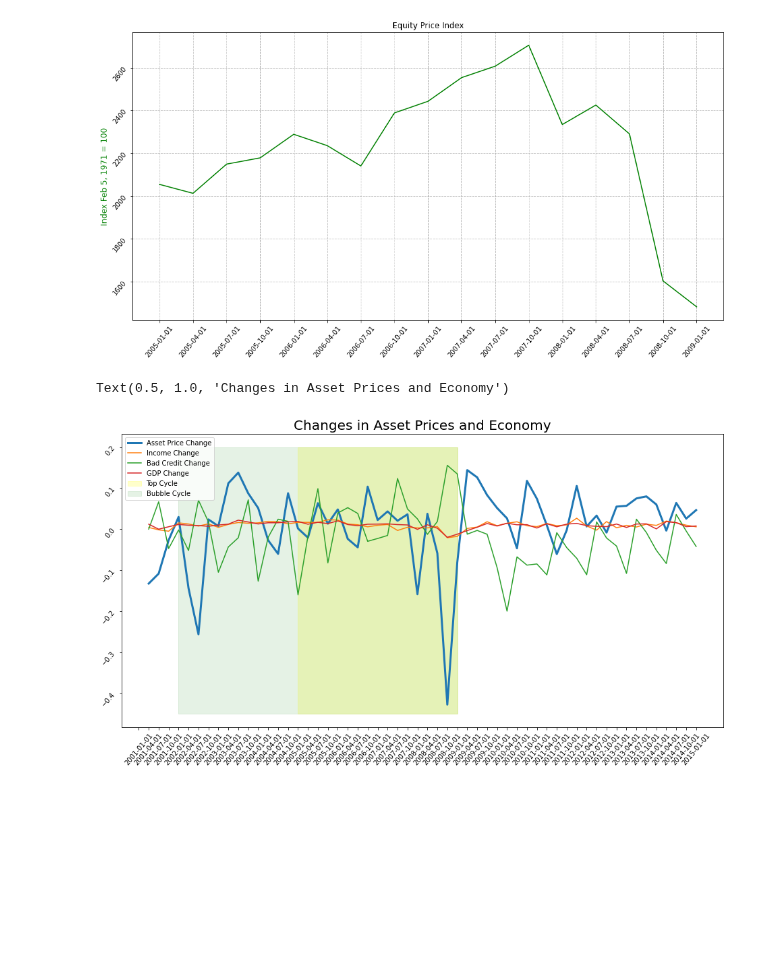
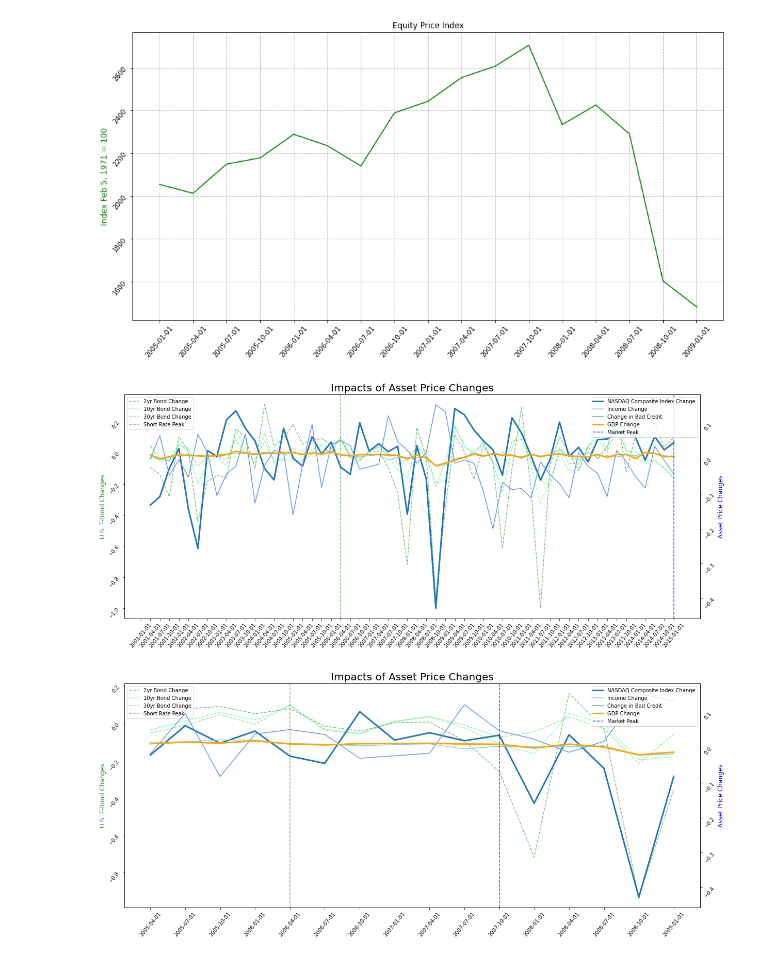
Before and after one commit to bridaniels/Principles_NavigatingBigDebtCrises, a Jupyter notebook: Part1/deflationDebtCycle/03_top.ipynb, the cells around one changed output. Drawn from its saved outputs; the diff is of its cells as text; code cells hidden in the pictures; blank space fills up the shorter version.

Commit message:
equity prices vs. monetary policy impacts

```diff
--- a/Part1/deflationDebtCycle/03_top.ipynb
+++ b/Part1/deflationDebtCycle/03_top.ipynb
@@ -91,18 +71,9 @@ df['GDP_Change'] = (df['GDP'] - df['GDP'].shift(1,axis=0)) / df['GDP']
-# %%
-plt.figure(figsize=(16,8))
-
-plt.plot(df['Equity_Change'], label='Asset Price Change', linewidth=3)
-plt.plot(df['Income_Change'], label='Income Change')
-plt.plot(df['Credit_Change'], label='Bad Credit Change')
-plt.plot(df['GDP_Change'], label='GDP Change')
-
-idk = np.linspace(-0.45,0.2)
-plt.fill_betweenx(idk, x1=dc.top_start_08, x2=dc.top_end_08, color='yellow', alpha=0.2, label='Top Cycle')
-plt.fill_betweenx(idk, dc.bubble_start_08, dc.bubble_end_08, color='green', alpha=0.1, label='Bubble Cycle')
-plt.tick_params(rotation=50)
-plt.legend(loc=2)
-
-plt.title('Changes in Asset Prices and Economy', fontsize=20)
-# %% [output]
-Text(0.5, 1.0, 'Changes in Asset Prices and Economy')
-[figure, removed]
+# %%
+whole_cycle.plot_asset_price_changes()
+# %% [output]
+[figure, added]
+# %%
+top_cycle.plot_asset_price_changes()
+# Short Rates Peak a Few Months Before Top of Stock Market
+# %% [output]
+[figure, added]
```
Also changed, not shown: parts of 4 cells of this notebook, 1 other file.
